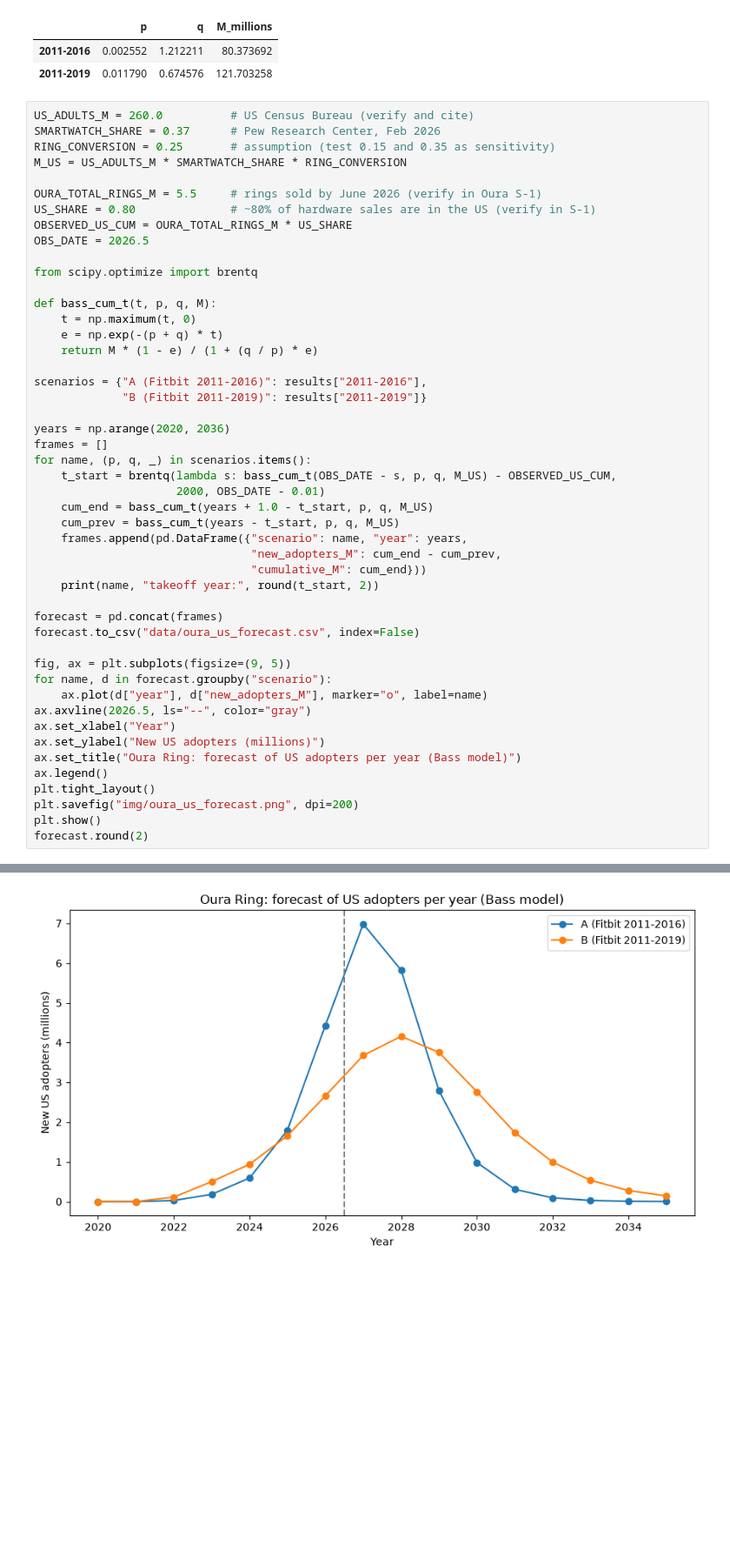
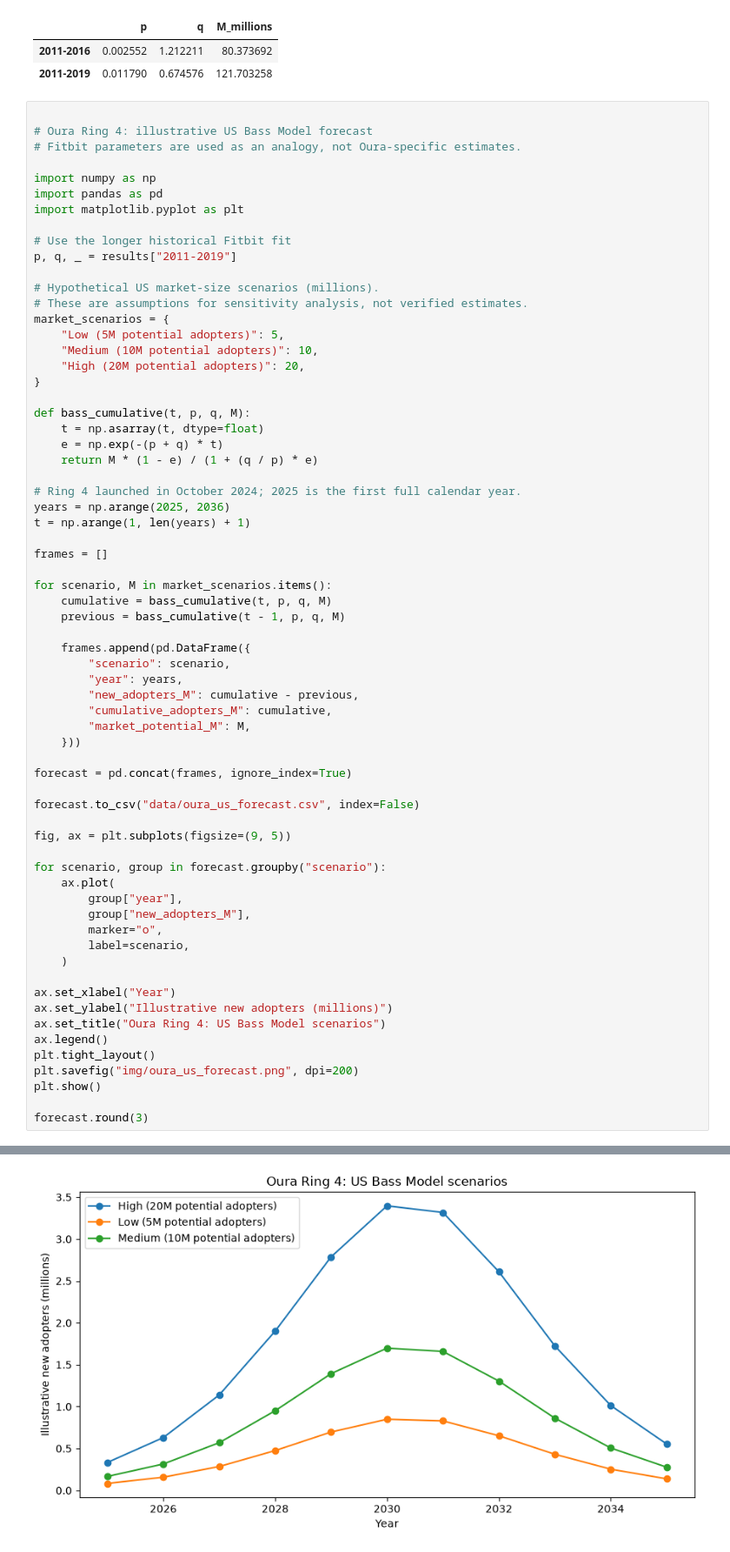
Before and after one commit to Liliiiiiiiii1/bass-oura, a Jupyter notebook: bass_analysis.ipynb, the cells around one changed output, grey strips where cells are left out. Shown at 87% size. Drawn from its saved outputs; the diff is of its cells as text; blank space fills up the shorter version.

Commit message:
Correct Oura US Bass forecast scenarios

```diff
--- a/bass_analysis.ipynb
+++ b/bass_analysis.ipynb
@@ -86,51 +86,69 @@ plt.show()
 | 2011-2016 | 0.002552 | 1.212211 | 80.373692 |
 | 2011-2019 | 0.011790 | 0.674576 | 121.703258 |
 # %%
-US_ADULTS_M = 260.0          # US Census Bureau (verify and cite)
-SMARTWATCH_SHARE = 0.37      # Pew Research Center, Feb 2026
-RING_CONVERSION = 0.25       # assumption (test 0.15 and 0.35 as sensitivity)
-M_US = US_ADULTS_M * SMARTWATCH_SHARE * RING_CONVERSION
 
-OURA_TOTAL_RINGS_M = 5.5     # rings sold by June 2026 (verify in Oura S-1)
-US_SHARE = 0.80              # ~80% of hardware sales are in the US (verify in S-1)
-OBSERVED_US_CUM = OURA_TOTAL_RINGS_M * US_SHARE
-OBS_DATE = 2026.5
+# Oura Ring 4: illustrative US Bass Model forecast
+# Fitbit parameters are used as an analogy, not Oura-specific estimates.
 
-from scipy.optimize import brentq
+import numpy as np
+import pandas as pd
+import matplotlib.pyplot as plt
 
-def bass_cum_t(t, p, q, M):
-    t = np.maximum(t, 0)
+# Use the longer historical Fitbit fit
+p, q, _ = results["2011-2019"]
+
+# Hypothetical US market-size scenarios (millions).
+# These are assumptions for sensitivity analysis, not verified estimates.
+market_scenarios = {
+    "Low (5M potential adopters)": 5,
+    "Medium (10M potential adopters)": 10,
+    "High (20M potential adopters)": 20,
+}
+
+def bass_cumulative(t, p, q, M):
+    t = np.asarray(t, dtype=float)
     e = np.exp(-(p + q) * t)
     return M * (1 - e) / (1 + (q / p) * e)
 
-scenarios = {"A (Fitbit 2011-2016)": results["2011-2016"],
-             "B (Fitbit 2011-2019)": results["2011-2019"]}
+# Ring 4 launched in October 2024; 2025 is the first full calendar year.
+years = np.arange(2025, 2036)
+t = np.arange(1, len(years) + 1)
 
-years = np.arange(2020, 2036)
 frames = []
-for name, (p, q, _) in scenarios.items():
-    t_start = brentq(lambda s: bass_cum_t(OBS_DATE - s, p, q, M_US) - OBSERVED_US_CUM,
-                     2000, OBS_DATE - 0.01)
-    cum_end = bass_cum_t(years + 1.0 - t_start, p, q, M_US)
-    cum_prev = bass_cum_t(years - t_start, p, q, M_US)
-    frames.append(pd.DataFrame({"scenario": name, "year": years,
-                                "new_adopters_M": cum_end - cum_prev,
-                                "cumulative_M": cum_end}))
-    print(name, "takeoff year:", round(t_start, 2))
 
-forecast = pd.concat(frames)
+for scenario, M in market_scenarios.items():
+    cumulative = bass_cumulative(t, p, q, M)
+    previous = bass_cumulative(t - 1, p, q, M)
+
+    frames.append(pd.DataFrame({
+        "scenario": scenario,
+        "year": years,
+        "new_adopters_M": cumulative - previous,
+        "cumulative_adopters_M": cumulative,
+        "market_potential_M": M,
+    }))
+
+forecast = pd.concat(frames, ignore_index=True)
+
 forecast.to_csv("data/oura_us_forecast.csv", index=False)
 
 fig, ax = plt.subplots(figsize=(9, 5))
-for name, d in forecast.groupby("scenario"):
-    ax.plot(d["year"], d["new_adopters_M"], marker="o", label=name)
-ax.axvline(2026.5, ls="--", color="gray")
+
+for scenario, group in forecast.groupby("scenario"):
+    ax.plot(
+        group["year"],
+        group["new_adopters_M"],
+        marker="o",
+        label=scenario,
+    )
+
 ax.set_xlabel("Year")
-ax.set_ylabel("New US adopters (millions)")
-ax.set_title("Oura Ring: forecast of US adopters per year (Bass model)")
+ax.set_ylabel("Illustrative new adopters (millions)")
+ax.set_title("Oura Ring 4: US Bass Model scenarios")
 ax.legend()
 plt.tight_layout()
 plt.savefig("img/oura_us_forecast.png", dpi=200)
 plt.show()
-forecast.round(2)
+
+forecast.round(3)
 # %% [output]
@@ -139 +155 @@ B (Fitbit 2011-2019) takeoff year: 2022.65
-[figure, old version]
+[figure, new version]
```
Also changed, not shown: parts of 1 cell of this notebook, 2 other files.
